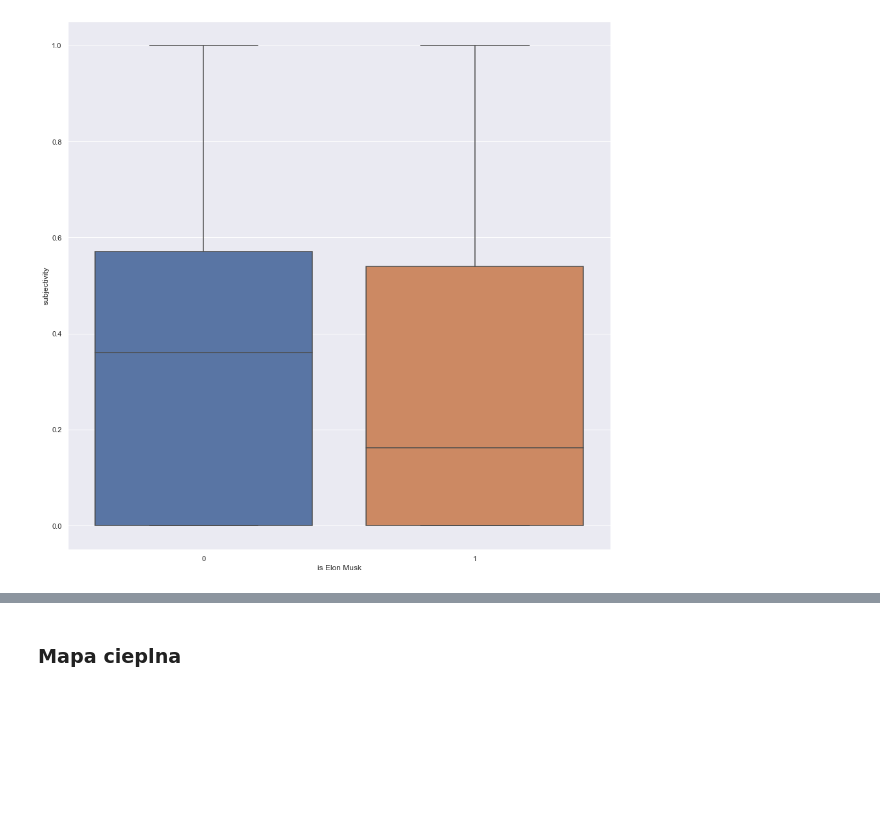
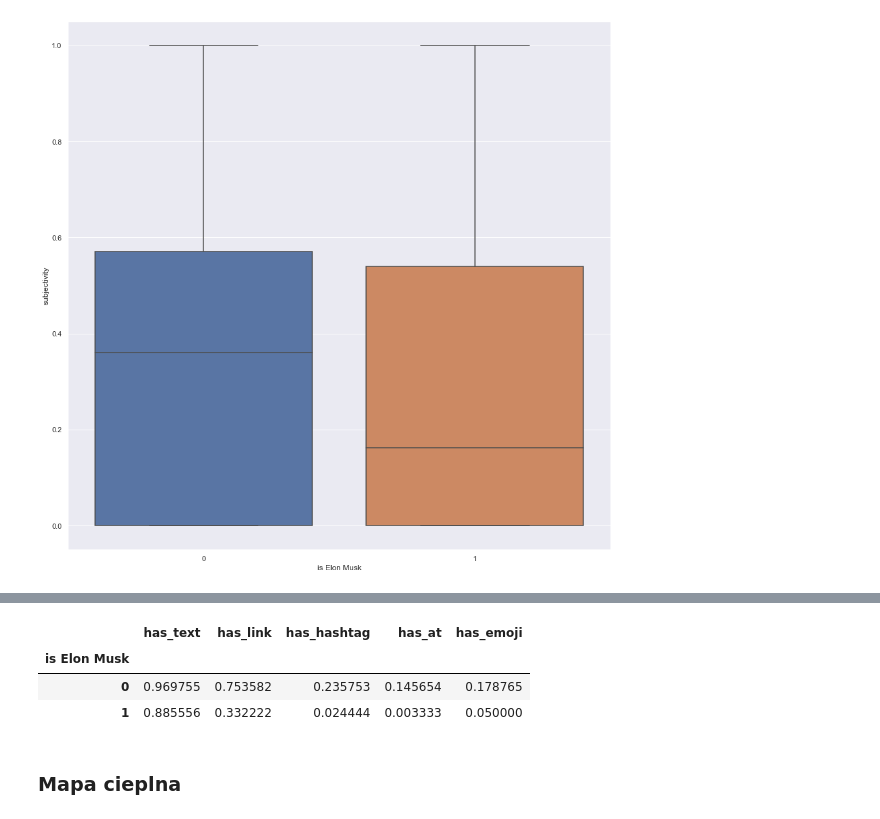
Before and after one commit to Wiktor-99/MAED, a Jupyter notebook: elon_musk_tweet_classification.ipynb, the cells around one changed output, grey strips where cells are left out. Drawn from its saved outputs; the diff is of its cells as text; code cells hidden in the pictures; blank space fills up the shorter version.

```diff
--- a/elon_musk_tweet_classification.ipynb
+++ b/elon_musk_tweet_classification.ipynb
@@ -229,3 +222,11 @@ plt.show()
+# %%
+x = ['has_text', 'has_link', 'has_hashtag', 'has_at', 'has_emoji']
+data_frame.groupby(by='is Elon Musk')[x].mean()
+# %% [output]
+|  | has_text | has_link | has_hashtag | has_at | has_emoji |
+| is Elon Musk |  |  |  |  |  |
+| 0 | 0.969755 | 0.753582 | 0.235753 | 0.145654 | 0.178765 |
+| 1 | 0.885556 | 0.332222 | 0.024444 | 0.003333 | 0.050000 |
 # %%
 data_frame_elon = data_frame.loc[data_frame['is Elon Musk'] == 1]
 data_frame_not_elon = data_frame.loc[data_frame['is Elon Musk'] == 0]
```
Also changed, not shown: parts of 12 cells of this notebook.
